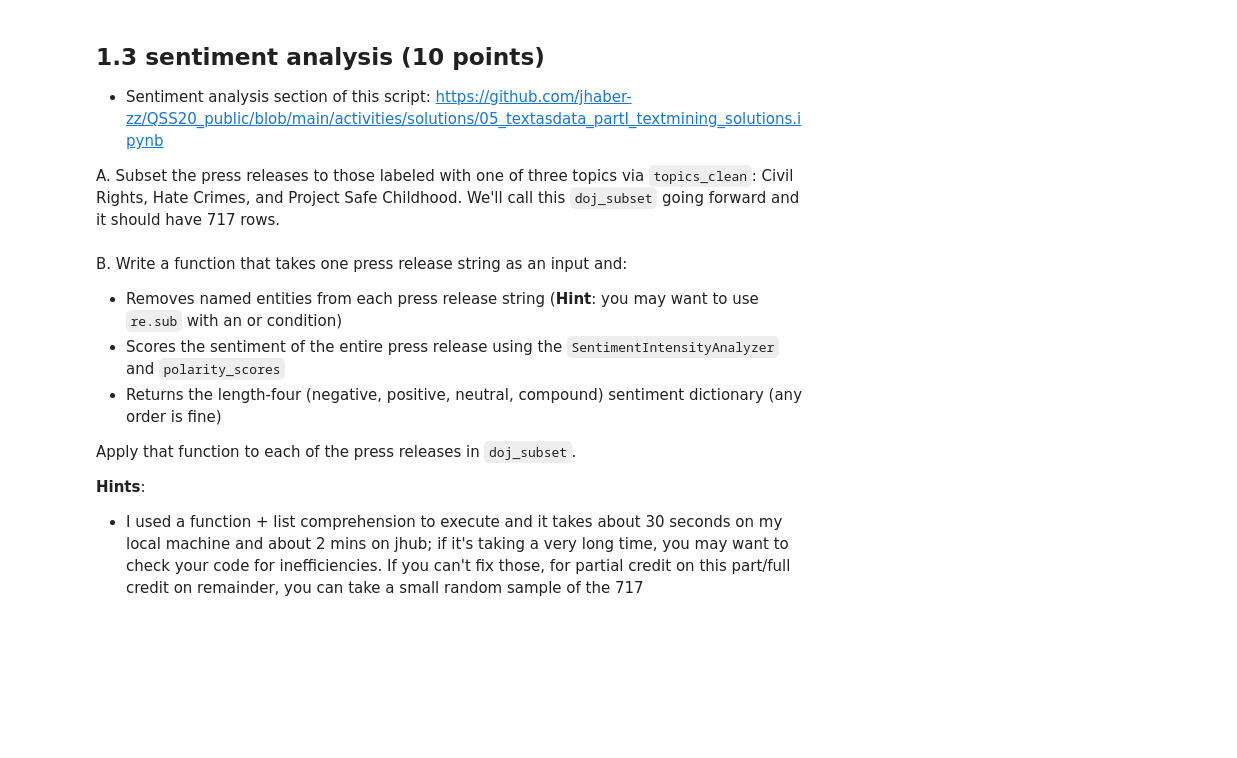
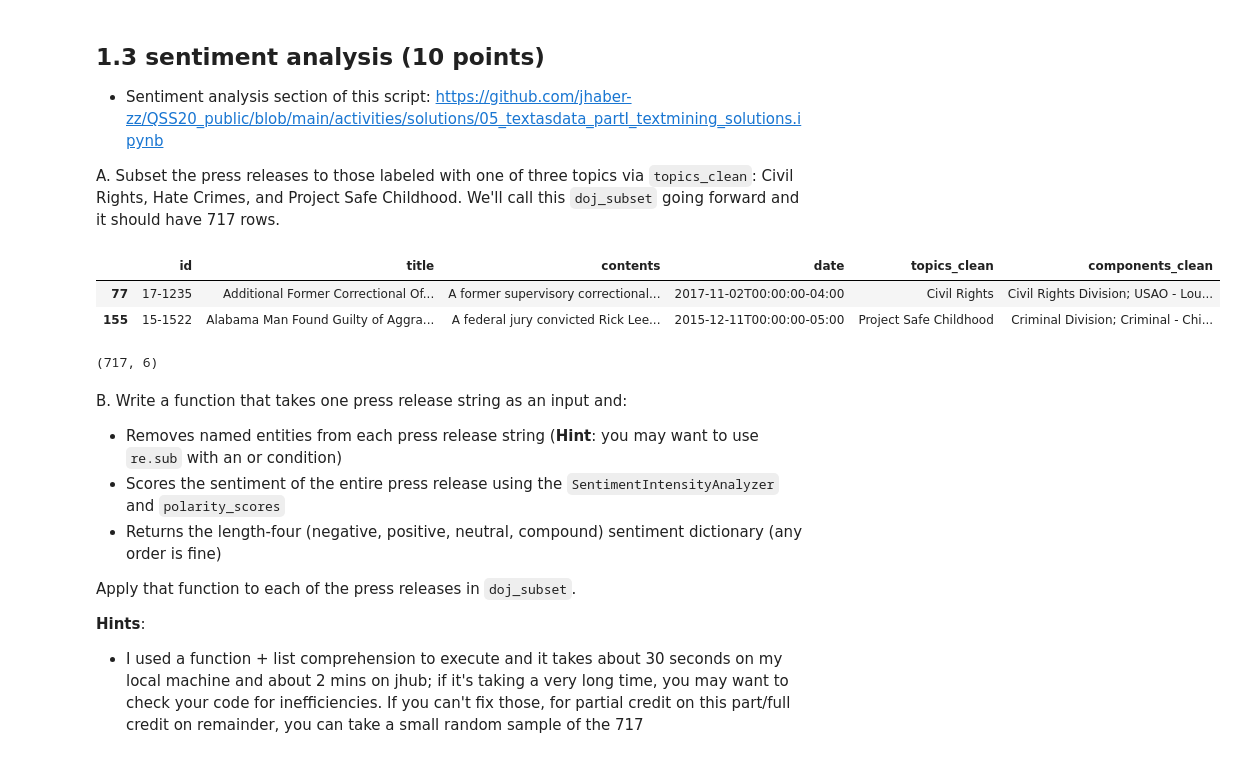
Before and after one commit to alexcraig043/qss-20, a Jupyter notebook: problemsets/pset4/pset4_f0055yb_f005g0v.ipynb, the cells around one changed output. Cells and saved outputs as stored; diff of their text form; code cells hidden in the pictures; blank space fills up the shorter version.

```diff
--- a/problemsets/pset4/pset4_f0055yb_f005g0v.ipynb
+++ b/problemsets/pset4/pset4_f0055yb_f005g0v.ipynb
@@ -59,7 +59,7 @@ pd.set_option('display.max_colwidth', None)
 ## then, run this code to load the unzipped json file and convert to a dataframe
 ## (may need to change the pathname depending on where you store stuff)
 ## and convert some of the attributes from lists to values
-doj = pd.read_json("../data/combined.json", lines = True)
+doj = pd.read_json("combined.json", lines = True)
 
 ## due to json, topics are in a list so remove them and concatenate with ;
 doj['topics_clean'] = ["; ".join(topic)
@@ -75,4 +75,4 @@ doj['components_clean'] = ["; ".join(comp)
 doj = doj[['id', 'title', 'contents', 'date', 'topics_clean',
            'components_clean']].copy()
 
-doj.head()
+doj.head(1)
@@ -146,3 +226,13 @@ A. Subset the press releases to those labeled with one of three topics via `topi
+# %%
+## your code here for subsetting
+doj_subset = doj[(doj["topics_clean"] == "Civil Rights") | (doj["topics_clean"] == "Hate Crimes") | (doj["topics_clean"] == "Project Safe Childhood")].copy()
+doj_subset.head(2)
+doj_subset.shape
+# %% [output]
+|  | id | title | contents | date | topics_clean | components_clean |
+| 77 | 17-1235 | Additional Former Correctional Of... | A former supervisory correctional... | 2017-11-02T00:00:00-04:00 | Civil Rights | Civil Rights Division; USAO - Lou... |
+| 155 | 15-1522 | Alabama Man Found Guilty of Aggra... | A federal jury convicted Rick Lee... | 2015-12-11T00:00:00-05:00 | Project Safe Childhood | Criminal Division; Criminal - Chi... |
+(717, 6)
 # %% [markdown]
 B. Write a function that takes one press release string as an input and:
 
```
Also changed, not shown: parts of 21 cells of this notebook, 1 other file.
